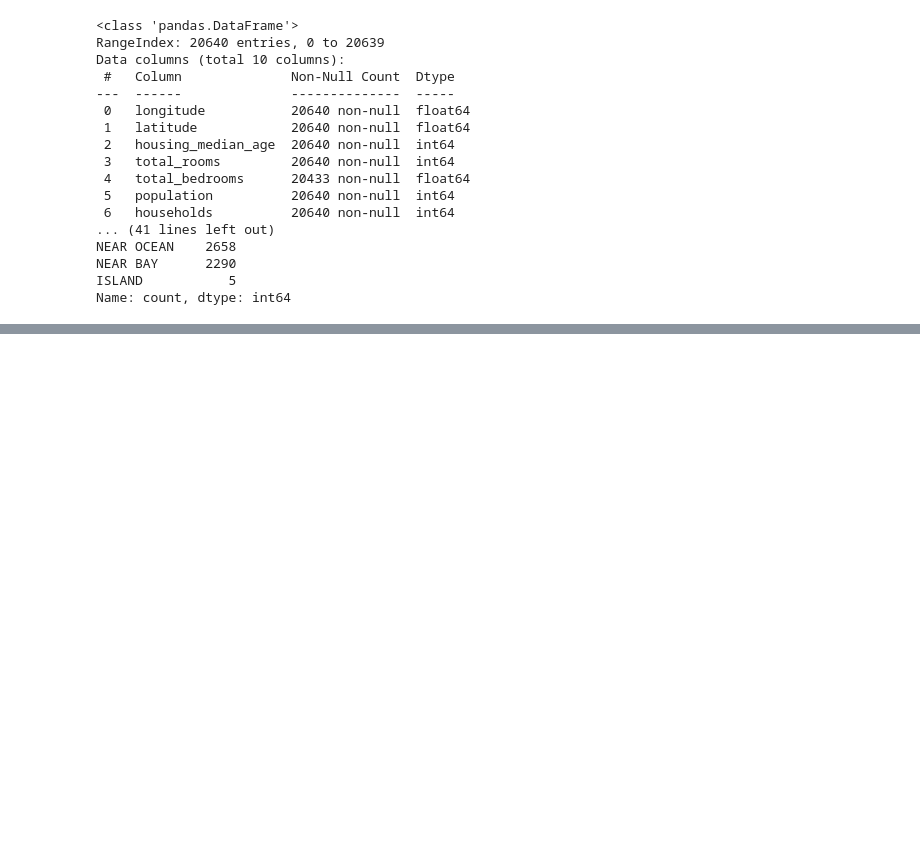
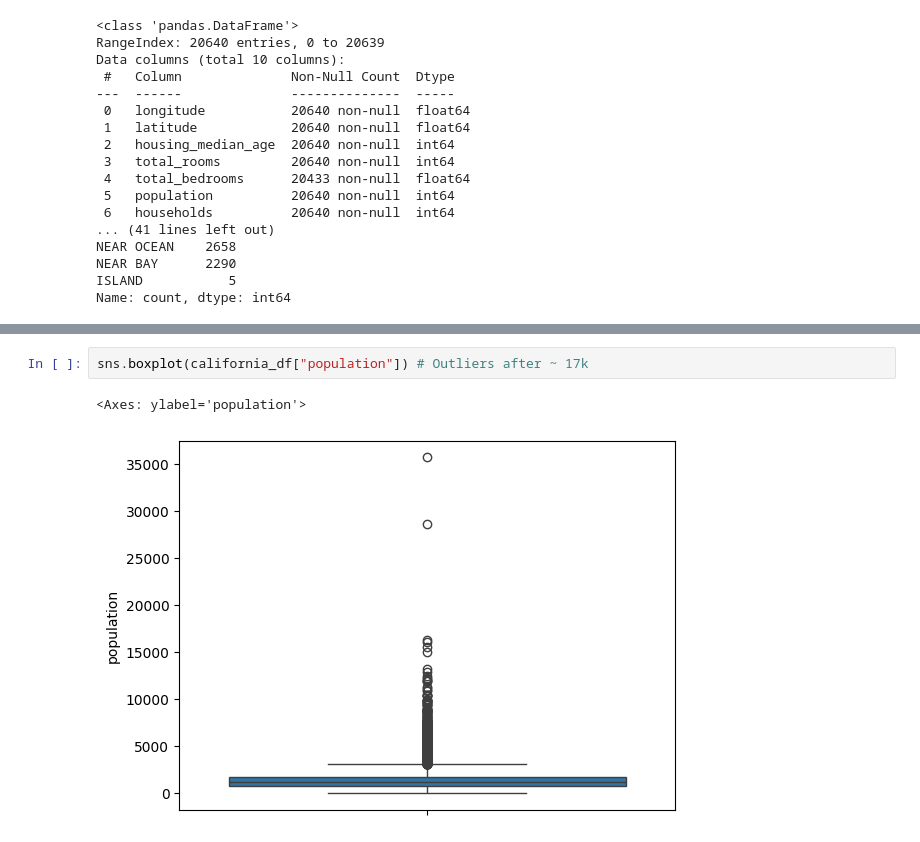
Before and after one commit to jancewicz/PJATK---Artificial-Intelligence-Postgraduate-Studies-, a Jupyter notebook: scikit-learn/regression/california.ipynb, the cells around one changed output, grey strips where cells are left out. Cells and saved outputs as stored; diff of their text form; blank space fills up the shorter version.

```diff
--- a/scikit-learn/regression/california.ipynb
+++ b/scikit-learn/regression/california.ipynb
@@ -57,0 +81,5 @@ sns.boxplot(california_df["total_rooms"])
+# %%
+sns.boxplot(california_df["population"]) # Outliers after ~ 17k
+# %% [output]
+<Axes: ylabel='population'>
+[figure, added]
```
Also changed, not shown: parts of 13 cells of this notebook.
